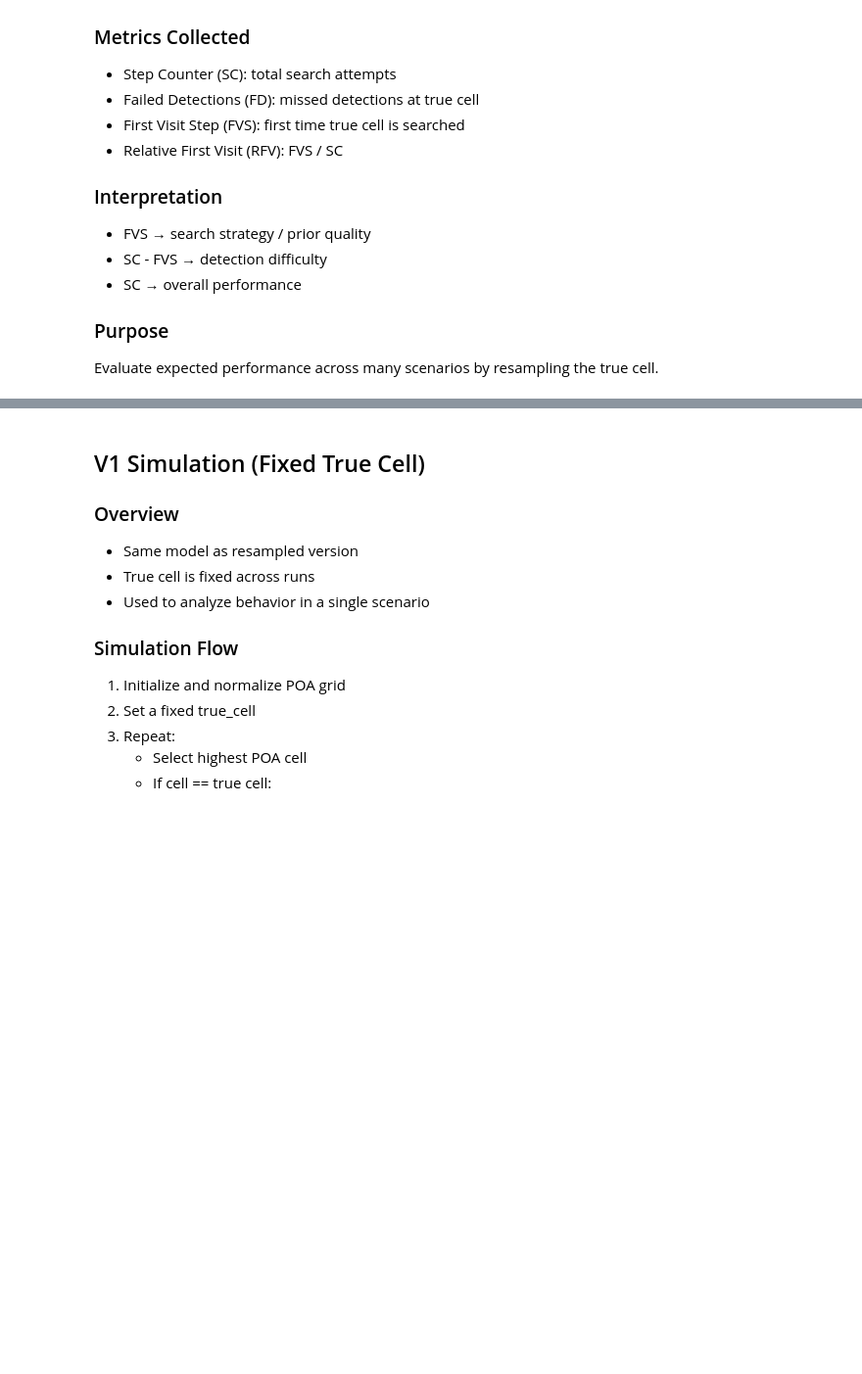
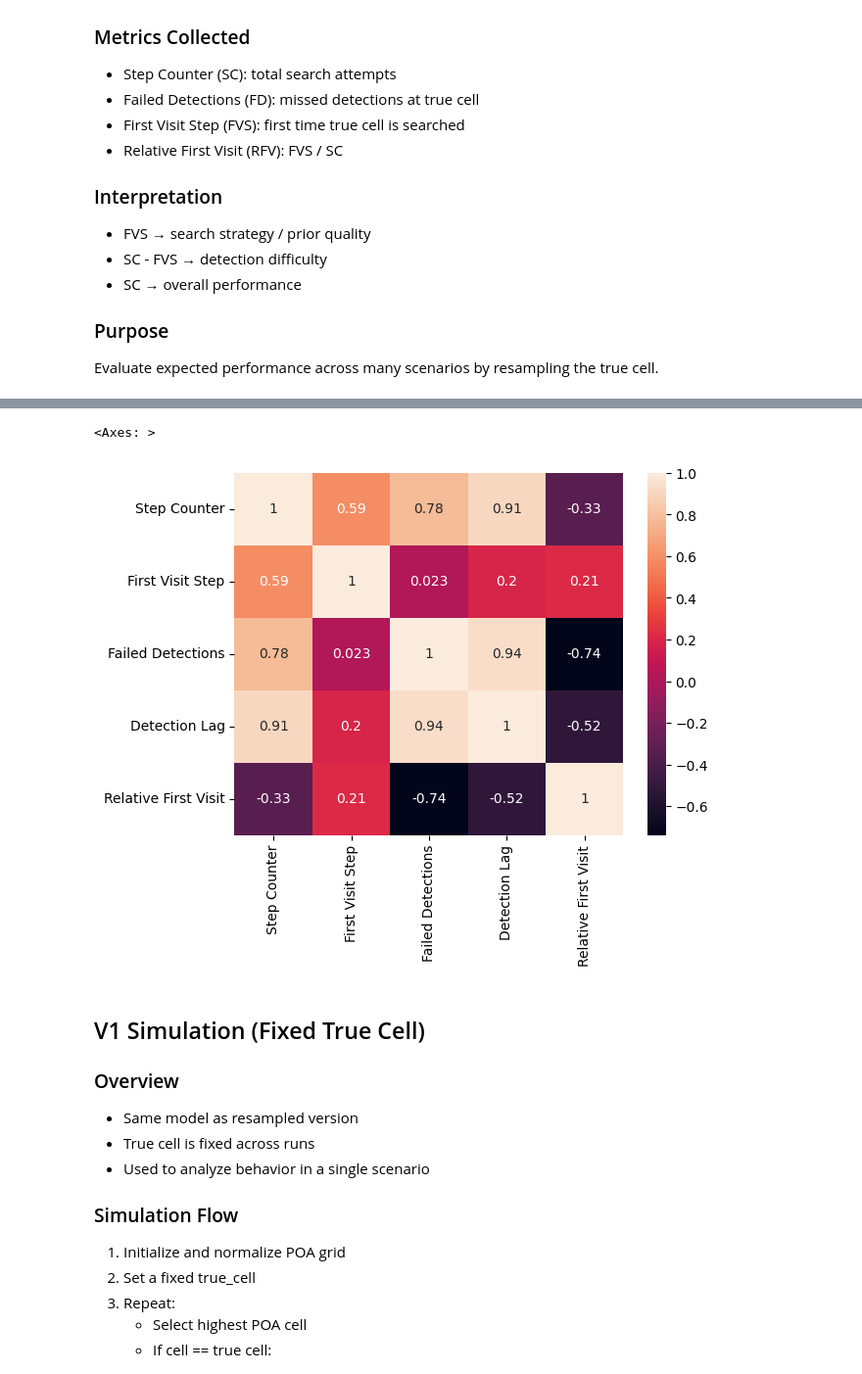
Before and after one commit to tatesm/Bayesian_SAR, a Jupyter notebook: notebooks/simulation.ipynb, the cells around one changed output, grey strips where cells are left out. Shown at 98% size. Saved outputs shown, nothing was run; the diff lists cells and outputs as text; code cells hidden in the pictures; blank space fills up the shorter version.

```diff
--- a/notebooks/simulation.ipynb
+++ b/notebooks/simulation.ipynb
@@ -112,3 +115,9 @@ sns.histplot()
+# %%
+corr = sims_df.select_dtypes(include="number").corr()
+sns.heatmap(corr, annot=True)
+# %% [output]
+<Axes: >
+[figure, added]
 # %% [markdown]
 ## V1 Simulation (Fixed True Cell)
 
```
Also changed, not shown: parts of 4 cells of this notebook.
